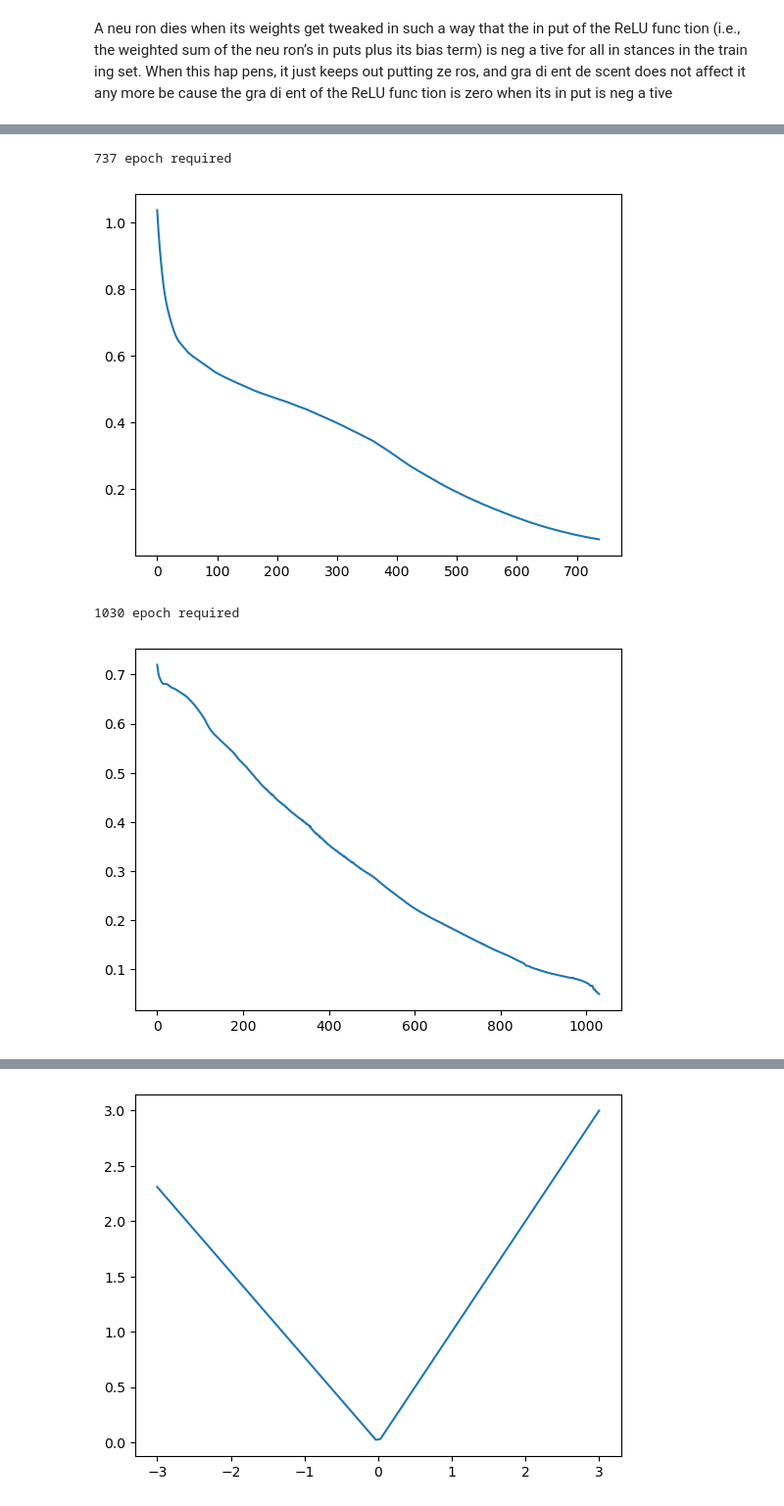
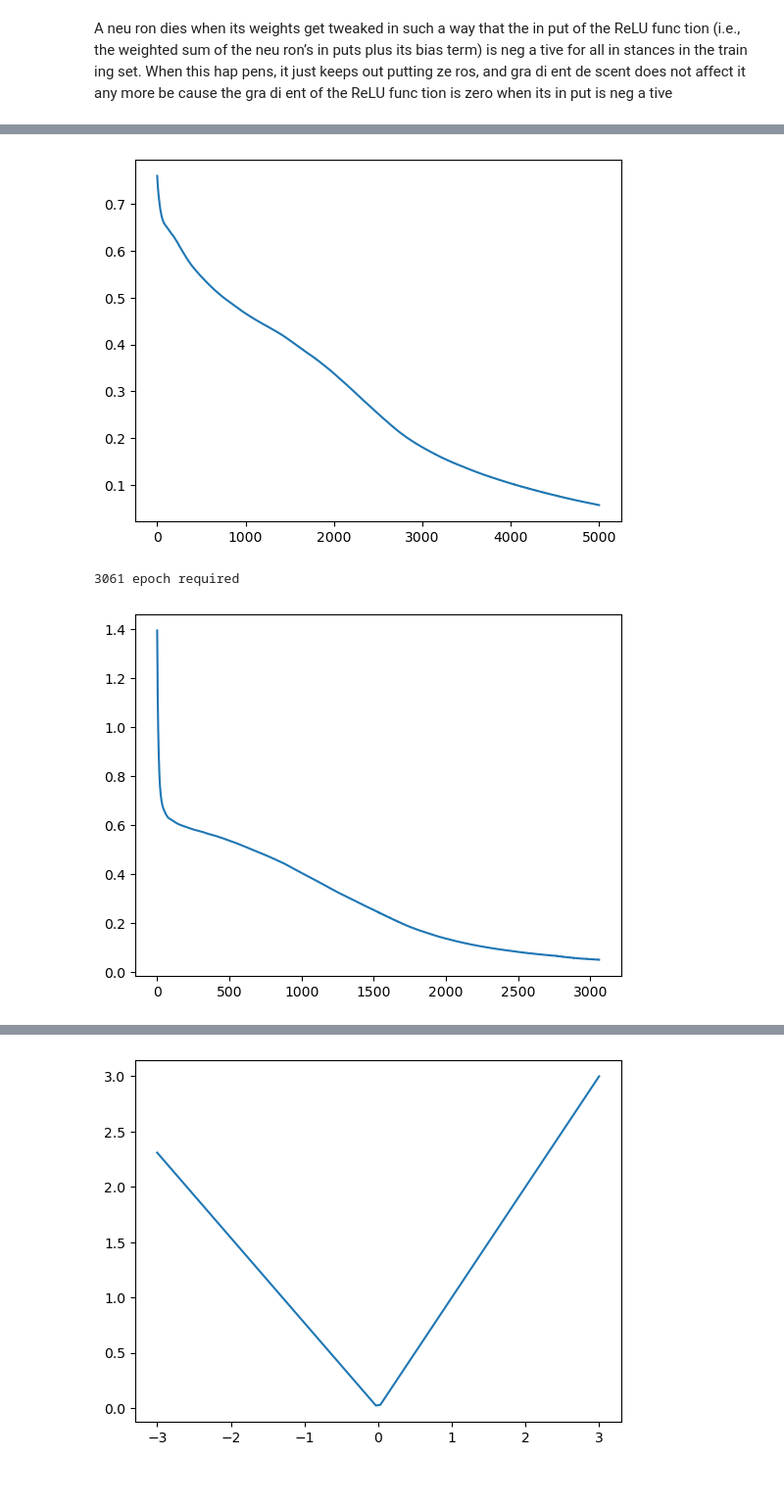
Before and after one commit to qamarr6092/Deep-Learning, a Jupyter notebook: Deep Learning Basics/activation_functions.ipynb, the cells around one changed output, grey strips where cells are left out. Shown at 98% size. Cells and saved outputs as stored; diff of their text form; code cells hidden in the pictures.

```diff
--- a/Deep Learning Basics/activation_functions.ipynb
+++ b/Deep Learning Basics/activation_functions.ipynb
@@ -83,6 +86,6 @@ class model(nn.Module):
 model = model(24, 16, 8, 4)
 # %%
-optimizer = torch.optim.Adam(model.parameters(), lr=1e-3)
+optimizer = torch.optim.SGD(model.parameters(), lr=1e-2)
 train_loss = []
 for i in range(5000):
     model.train()
@@ -119,7 +121,7 @@ class model(nn.Module):
         self.weights_2 = nn.Parameter(torch.randint(low=-1, high=2, size=(n_hidden_1, n_hidden_2), dtype=torch.float))
         self.weights_3 = nn.Parameter(torch.randint(low=-1, high=2, size=(n_hidden_2, n_hidden_3), dtype=torch.float))
         self.weights_4 = nn.Parameter(torch.randint(low=-1, high=2, size=(n_hidden_3, n_hidden_4), dtype=torch.float))
-        self.output_layer = nn.Linear(n_hidden_4, 1)
+        self.output_weights = nn.Parameter(torch.randn(size=(n_hidden_4, 1)))
 
     def forward(self, X):
             h1 = X @ self.weights_1
@@ -130,10 +132,10 @@ class model(nn.Module):
             h3 = self.sigmoid(h3)
             h4 = h3 @ self.weights_4
             h4 = self.sigmoid(h4)
-            return self.sigmoid(self.output_layer(h4))
+            return self.sigmoid(h4 @ self.output_weights)
 model = model(24, 16, 8, 4)
 # %%
-optimizer = torch.optim.Adam(model.parameters(), lr=1e-3)
+optimizer = torch.optim.SGD(model.parameters(), lr=1e-2)
 train_loss = []
 for i in range(5000):
     model.train()
@@ -206,7 +292,7 @@ class model(nn.Module):
             h4 = self.relu(h4)
             return self.sigmoid(self.output_layer(h4))
 model = model(24, 16, 8, 4).apply(initialization)
-optimizer = torch.optim.Adam(model.parameters(), lr=1e-3)
+optimizer = torch.optim.SGD(model.parameters(), lr=1e-2)
 train_loss = []
 
 for i in range(5000):
@@ -223,26 +309,24 @@ plt.figure()
 plt.plot(train_loss)
 plt.show()
 # %% [output]
-737 epoch required
-[figure, old version]
+[figure, new version]
 # %%
-import torch
-import torch.nn as nn
-import matplotlib.pyplot as plt
 
 def initialization(m):
     if isinstance(m, nn.Linear):
-        nn.init.kaiming_normal_(m.weight, a=0.1, nonlinearity='leaky_relu')
+        nn.init.kaiming_normal_(m.weight, a=0.25, nonlinearity='leaky_relu')
         nn.init.zeros_(m.bias)
 
 class model(nn.Module):
     def __init__(self, n_hidden_1, n_hidden_2, n_hidden_3, n_hidden_4):
         super().__init__()
-        self.relu_1 = nn.PReLU(num_parameters=1, init=0.1)
-        self.relu_2 = nn.PReLU(num_parameters=1, init=0.1)
-        self.relu_3 = nn.PReLU(num_parameters=1, init=0.1)
-        self.relu_4 = nn.PReLU(num_parameters=1, init=0.1)
+        # Give each layer its own independent PReLU module
+        self.relu_1 = nn.PReLU(num_parameters=1, init=0.25)
+        self.relu_2 = nn.PReLU(num_parameters=1, init=0.25)
+        self.relu_3 = nn.PReLU(num_parameters=1, init=0.25)
+        self.relu_4 = nn.PReLU(num_parameters=1, init=0.25)
         self.sigmoid = nn.Sigmoid()
+
         self.layer_1 = nn.Linear(3, n_hidden_1)
         self.layer_2 = nn.Linear(n_hidden_1, n_hidden_2)
         self.layer_3 = nn.Linear(n_hidden_2, n_hidden_3)
@@ -251,36 +335,36 @@ class model(nn.Module):
 
     def forward(self, X):
         h1 = self.layer_1(X)
         h1 = self.relu_1(h1)
         h2 = self.layer_2(h1)
         h2 = self.relu_2(h2)
         h3 = self.layer_3(h2)
         h3 = self.relu_3(h3)
         h4 = self.layer_4(h3)
         h4 = self.relu_4(h4)
         return self.sigmoid(self.output_layer(h4))
 
 model = model(24, 16, 8, 4).apply(initialization)
-optimizer = torch.optim.Adam(model.parameters(), lr=1e-3)
+optimizer = torch.optim.SGD(model.parameters(), lr=1e-2)
 train_loss = []
 
 for i in range(5000):
     model.train()
     optimizer.zero_grad()
     error = loss(model(X), y)
     error.backward()
     optimizer.step()
     train_loss.append(error.item())
     if error < 0.05:
         print(f'{i} epoch required')
         break
 
 plt.figure()
 plt.plot(train_loss)
 plt.show()
 # %% [output]
-1030 epoch required
+3061 epoch required
-[figure, old version]
+[figure, new version]
 # %%
 model.eval() # Good practice before checking parameters
 
```
Also changed, not shown: parts of 28 cells of this notebook.
